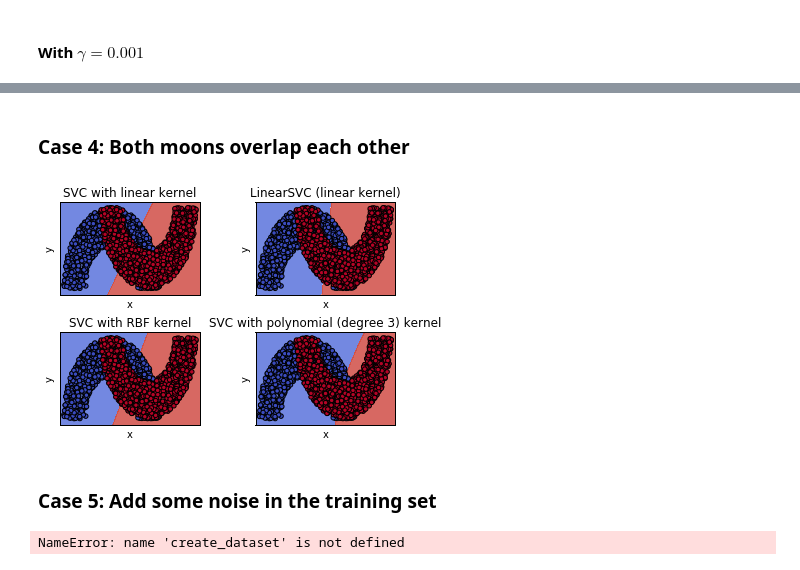
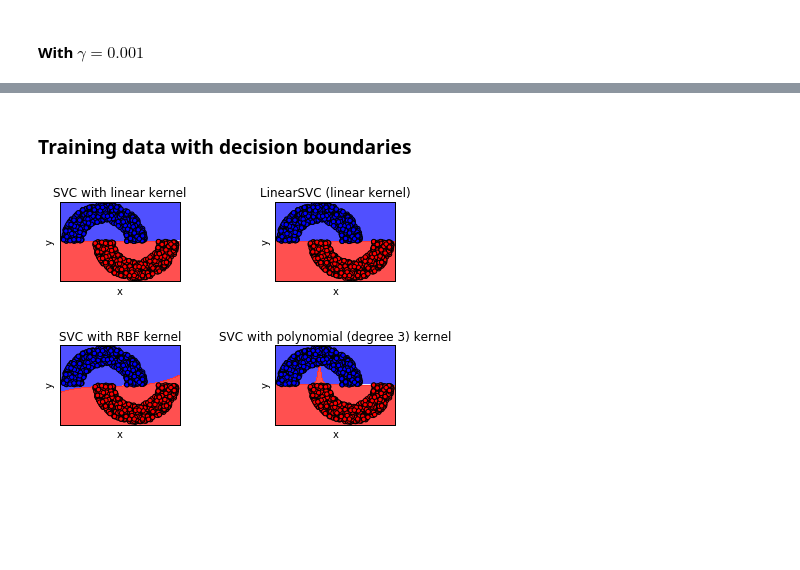
Before and after one commit to bhargavimahesh/Support-vector-machine-Double-moon, a Jupyter notebook: Double_moon_classification.ipynb, the cells around one changed output, grey strips where cells are left out. Drawn from its saved outputs; the diff is of its cells as text; code cells hidden in the pictures; blank space fills up the shorter version.

```diff
--- a/Double_moon_classification.ipynb
+++ b/Double_moon_classification.ipynb
@@ -83,35 +81,3 @@ y=np.hstack((np.zeros(dataset0.shape[1]),np.ones(dataset1.shape[1])))
-# %%
-def create_dataset(n,d,r,w):
-    x=np.random.uniform(-r-w/2,r+w/2,10000)
-    y=np.random.uniform(0,r+w/2,10000)
-    dist=np.sqrt(x*x+y*y)
-
-    num=0
-    i=0
-    ind_list=[]
-    while num<1000:
-        #select points inside circular region of width w
-        if dist[i]<r+w/2 and dist[i]>r-w/2:
-            num+=1
-            ind_list=np.append(ind_list,i)
-        i+=1
-
-    x_up=np.array([])
-    y_up=np.array([])
-    for i in range(1000):
-        x_up= np.append(x_up,x[ind_list[i]])
-        y_up= np.append(y_up,y[ind_list[i]])
-
-    #Generate region B
-    x_down=x_up+r
-    y_down=-y_up-d
-
-    dataset0 = np.vstack((x_up,y_up))
-    dataset1 = np.vstack((x_down,y_down))
-    dataset = np.hstack((dataset0,dataset1))
-    x = dataset.T
-    y=np.hstack((np.zeros(dataset0.shape[1]),np.ones(dataset1.shape[1])))
-    return x,y
 # %%
 print(__doc__)
 
@@ -243,17 +157,11 @@ plot_data(x,y)
-# %% [markdown]
-
-### Case 4: Both moons overlap each other
-# %%
-d=-(r+w/2)
-x,y =create_dataset(1000,d,r,w)
-models_=classifier(x,y)
-plot_data(models_,x,y)
-# %% [output]
-[figure, removed]
-# %% [markdown]
-
-### Case 5: Add some noise in the training set
-# %%
-test_x,test_y =create_dataset(3000,d,r,w)
-# %% [output]
-NameError: name 'create_dataset' is not defined
+# %% [markdown]
+### Training data with decision boundaries
+# %%
+gamma=0.001
+degree =3
+d=0
+#training data
+x,y =create_dataset(1000,d,r,w)
+model_ = classifier(x,y,gamma,degree)
+# %% [output]
+[figure, added]
```
Also changed, not shown: parts of 42 cells of this notebook.
